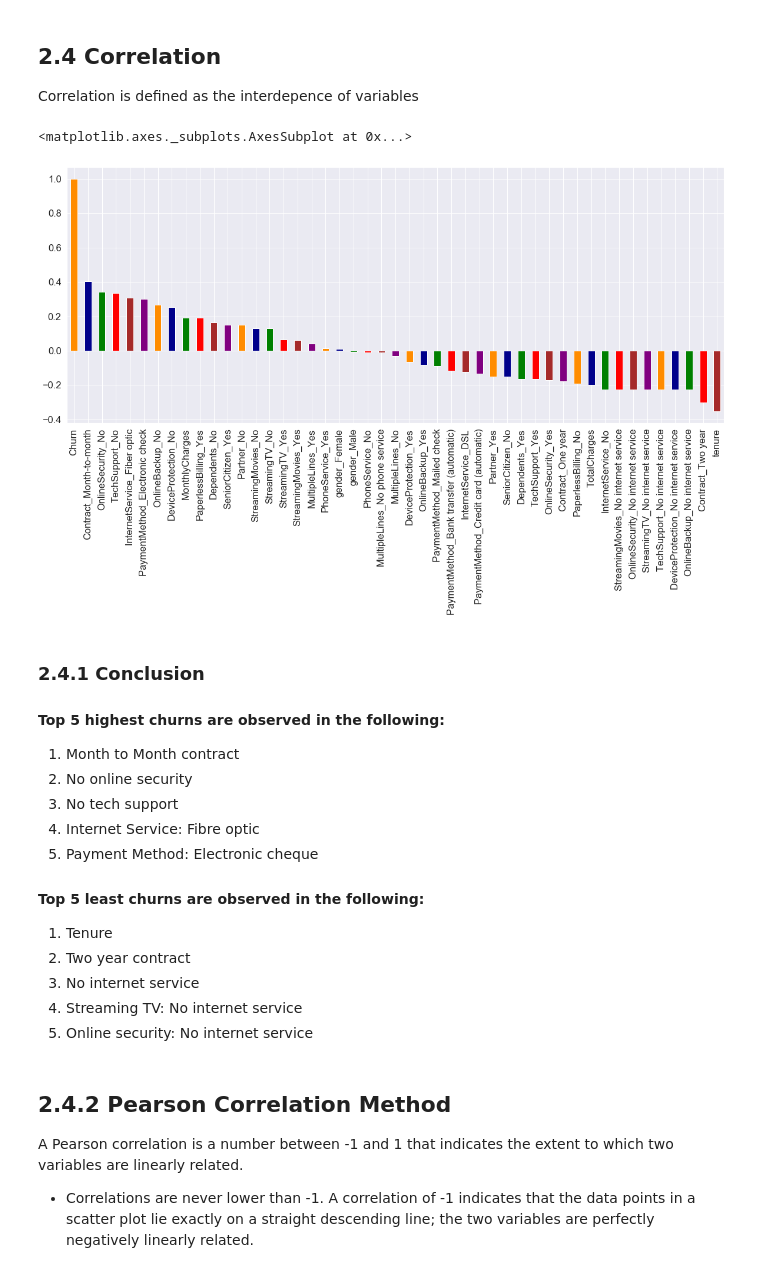
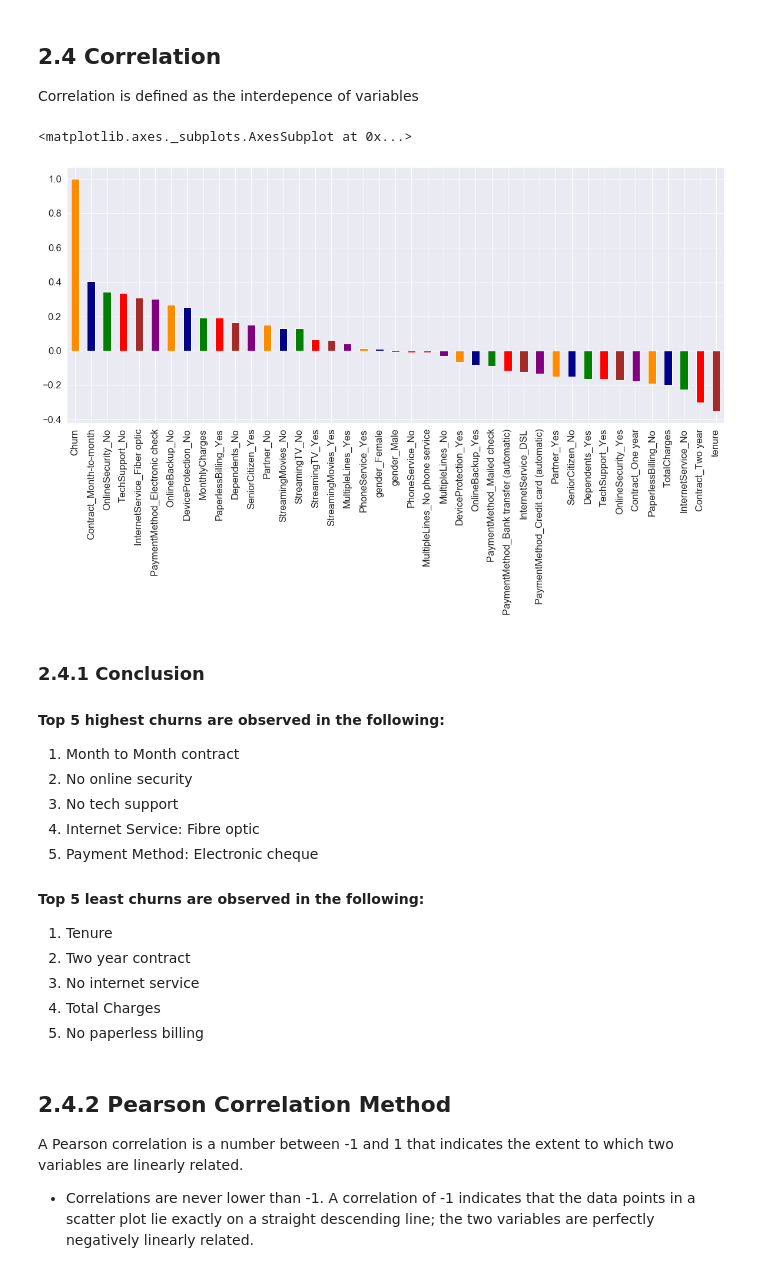
Before and after one commit to anjalis2112/eda-taskphase-Anjali, a Jupyter notebook: telco.ipynb, the cells around one changed output. Drawn from its saved outputs; the diff is of its cells as text; code cells hidden in the pictures.

```diff
--- a/telco.ipynb
+++ b/telco.ipynb
@@ -215,18 +215,22 @@ Correlation is defined as the interdepence of variables
 # %%
 t1 = telco_data.iloc[:,1:]
 #converting to binary variable
 t1['Churn'].replace(to_replace='Yes', value=1, inplace=True)
 t1['Churn'].replace(to_replace='No',  value=0, inplace=True)
 
-#converting to dummy variables
+#accesing values under each parameter
 dummies = pd.get_dummies(t1)
 dummies.head()
 
+#since I do not have internet, it's pointless to map out services provided via internet
+drop = ['OnlineBackup_No internet service', 'DeviceProtection_No internet service', 'TechSupport_No internet service', 'StreamingTV_No internet service','OnlineSecurity_No internet service','StreamingMovies_No internet service']
+dummies=dummies.drop(drop,axis=1)
+
 plt.figure(figsize=(20,8))
 dummies.corr()['Churn'].sort_values(ascending = False).plot(kind='bar',color=['darkorange', 'darkblue', 'green', 'red', 'brown','purple'])
 # %% [output]
 <matplotlib.axes._subplots.AxesSubplot at 0x...>
-[figure, old version]
+[figure, new version]
 # %% [markdown]
 ### [](http://) <a id='2.4.1'>2.4.1 Conclusion</a>
 
@@ -243,8 +247,8 @@ dummies.corr()['Churn'].sort_values(ascending = False).plot(kind='bar',color=['d
 1. Tenure
 1. Two year contract
 1. No internet service
-1. Streaming TV: No internet service
-1. Online security: No internet service
+1. Total Charges
+1. No paperless billing
 # %% [markdown]
 ## [](http://) <a id='2.4'>2.4.2 Pearson Correlation Method</a>
 
```
